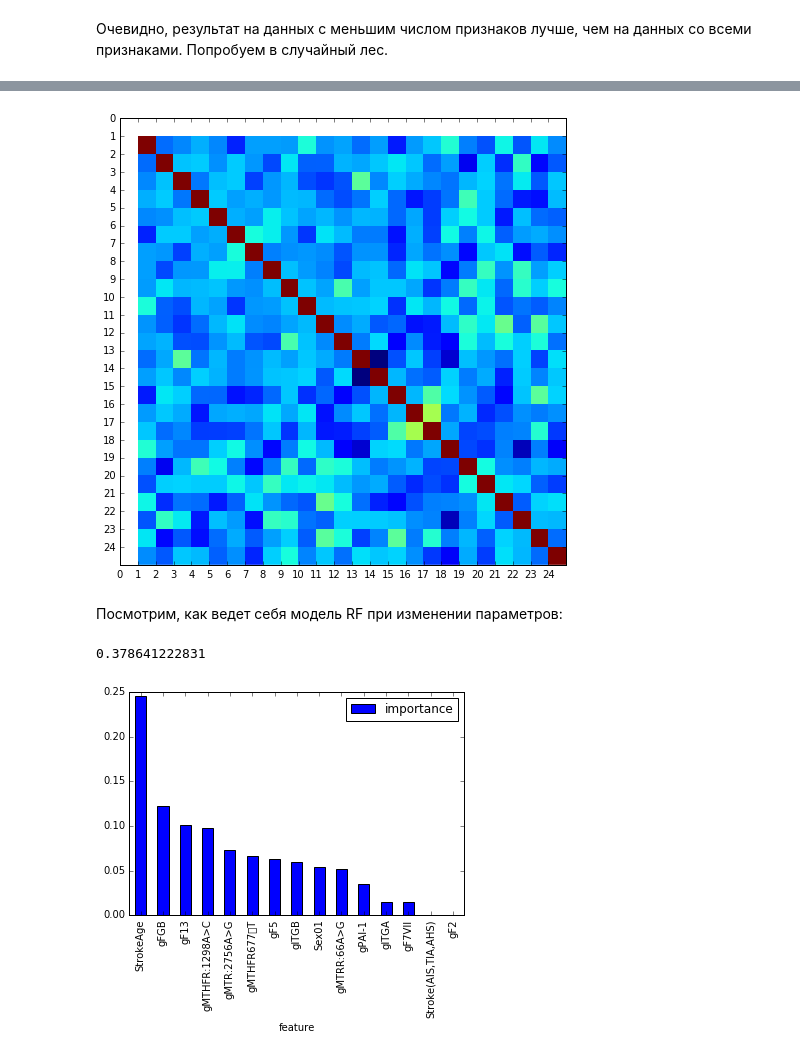
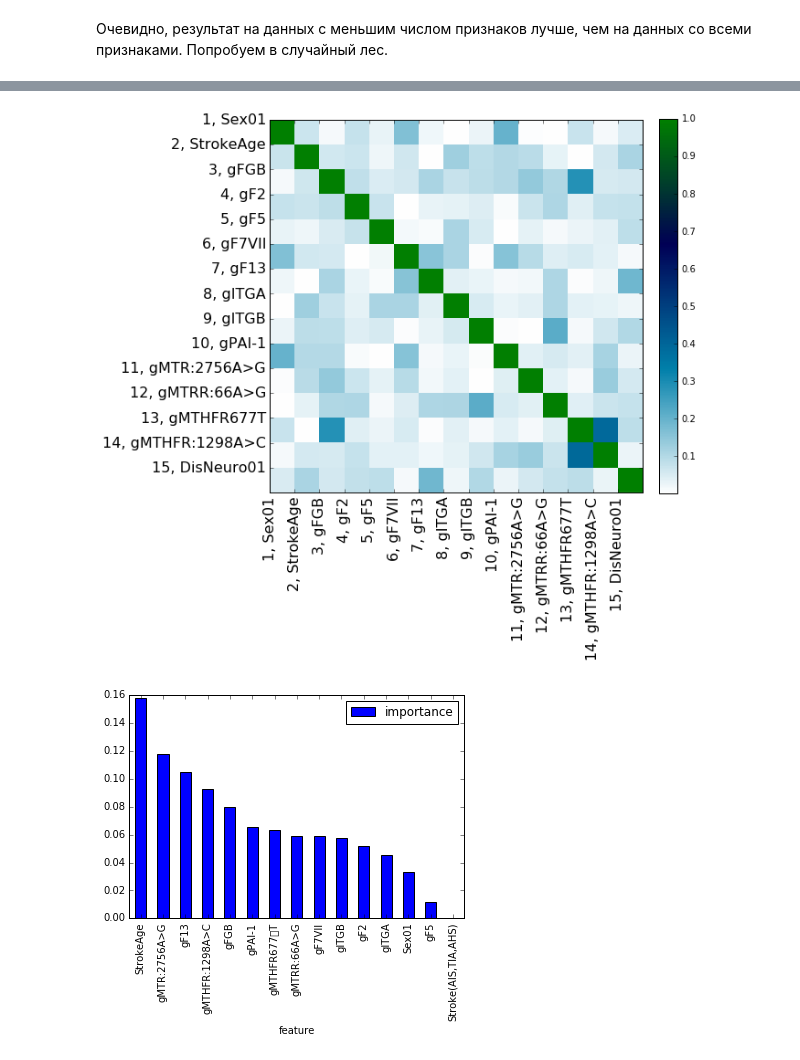
Before and after one commit to coffman21/d, a Jupyter notebook: d.ipynb, the cells around one changed output, grey strips where cells are left out. Drawn from its saved outputs; the diff is of its cells as text; code cells hidden in the pictures.

```diff
--- a/d.ipynb
+++ b/d.ipynb
@@ -17,0 +16,23 @@ data['Sex01'].where(lambda x: x == 1 ).dropna().shape
+# %%
+X_dropped = data.dropna().ix[:, :-1]
+Y_dropped = data.dropna().ix[:, -1]
+
+nulls = data.isnull().sum()
+keys = nulls.keys()
+values = nulls.values
+words = [str(i)+". "+k.decode('utf-8').encode('ascii', 'ignore') for i, k in enumerate(nulls.keys())]
+
+a = pd.DataFrame(values, keys)
+indexes = a.loc[:].where(a < 50).dropna().index
+
+data_chopped = data[indexes].dropna()
+X_chopped = data_chopped.ix[:, :-1]
+Y_chopped = data_chopped.ix[:, -1]
+
+indexes_dropped = [str(i) + ". " + k.decode ('utf-8').encode('ascii', 'ignore') for i, k in enumerate(indexes)]
+
+Xd_train, Xd_test, yd_train, yd_test = train_test_split(
+    X_dropped, Y_dropped, test_size = 0.2, random_state=1, stratify=Y_dropped)
+
+Xc_train, Xc_test, yc_train, yc_test = train_test_split(
+    X_chopped, Y_chopped, test_size = 0.2, random_state=1, stratify=Y_chopped)
@@ -239,27 +254,27 @@ print accuracy_score(yc_test, res_tuned)
 # %%
-data.corr()
+data_chopped.corr().abs()
 figure = plt.figure(figsize=(8, 8))
 ax = figure.add_subplot(111)
-ax.set_xticks(range(25))
-ax.set_yticks(range(25))
-ax.imshow(data.corr(), extent=[0,25,25,0], interpolation='none')
+
+xtickNames = ax.set_xticklabels(indexes_dropped[1:])
+plt.setp(xtickNames, rotation=90, fontsize=16)
+xtickNames = ax.set_yticklabels(indexes_dropped[1:])
+plt.setp(xtickNames, fontsize=16)
+
+ax.set_xticks(range(15))
+ax.set_yticks(range(15))
+# cmap = 'Blues', "ocean", "Set1" is ok
+cax = ax.imshow(data_chopped.ix[:, 1:].corr().abs(), extent=[0,15,15,0], interpolation='none', cmap='ocean_r')
+cbar = figure.colorbar(cax, fraction=0.046, pad=0.04)
+
 plt.show()
 # %% [output]
-[figure, old version]
+[figure, new version]
-# %% [markdown]
-Посмотрим, как ведет себя модель RF при изменении параметров:
-# %%
-print data.corr().ix[17][16]
-
-# plt.scatter(X[idx, 0], X[idx, 1], c=color, label=iris.target_names[i],
-#                     cmap=plt.cm.Paired)
-# %% [output]
-0.378641222831
 # %%
-importances = pd.DataFrame({'feature':Xc_train.columns,'importance':dt2.feature_importances_})
+importances = pd.DataFrame({'feature':Xc_train.columns,'importance':rf_tuned.feature_importances_})
 importances = importances.sort_values('importance',ascending=False).set_index('feature')
-importances.plot.bar()
+importances.plot.bar(color='b')
 plt.show()
 # %% [output]
-[figure, old version]
+[figure, new version]
 # %%
```
Also changed, not shown: parts of 42 cells of this notebook, 1 other file.
